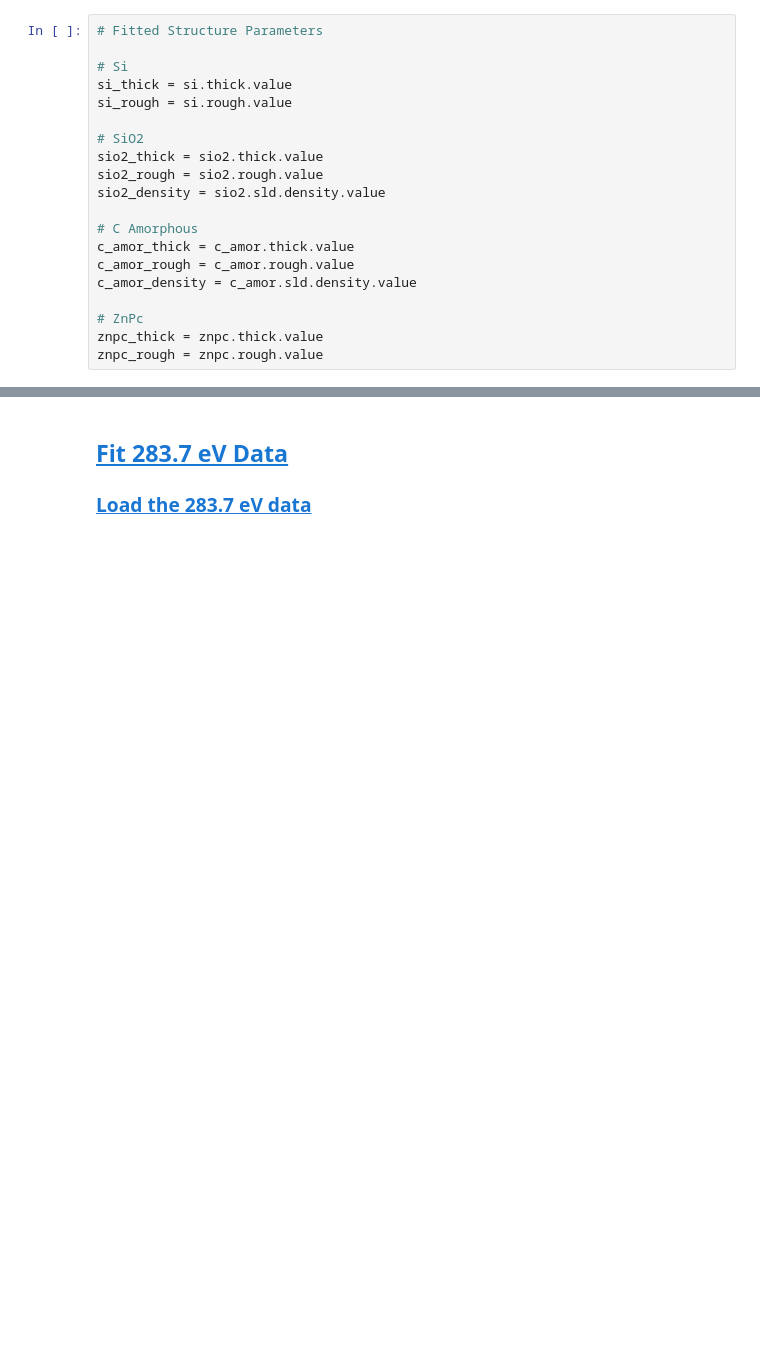
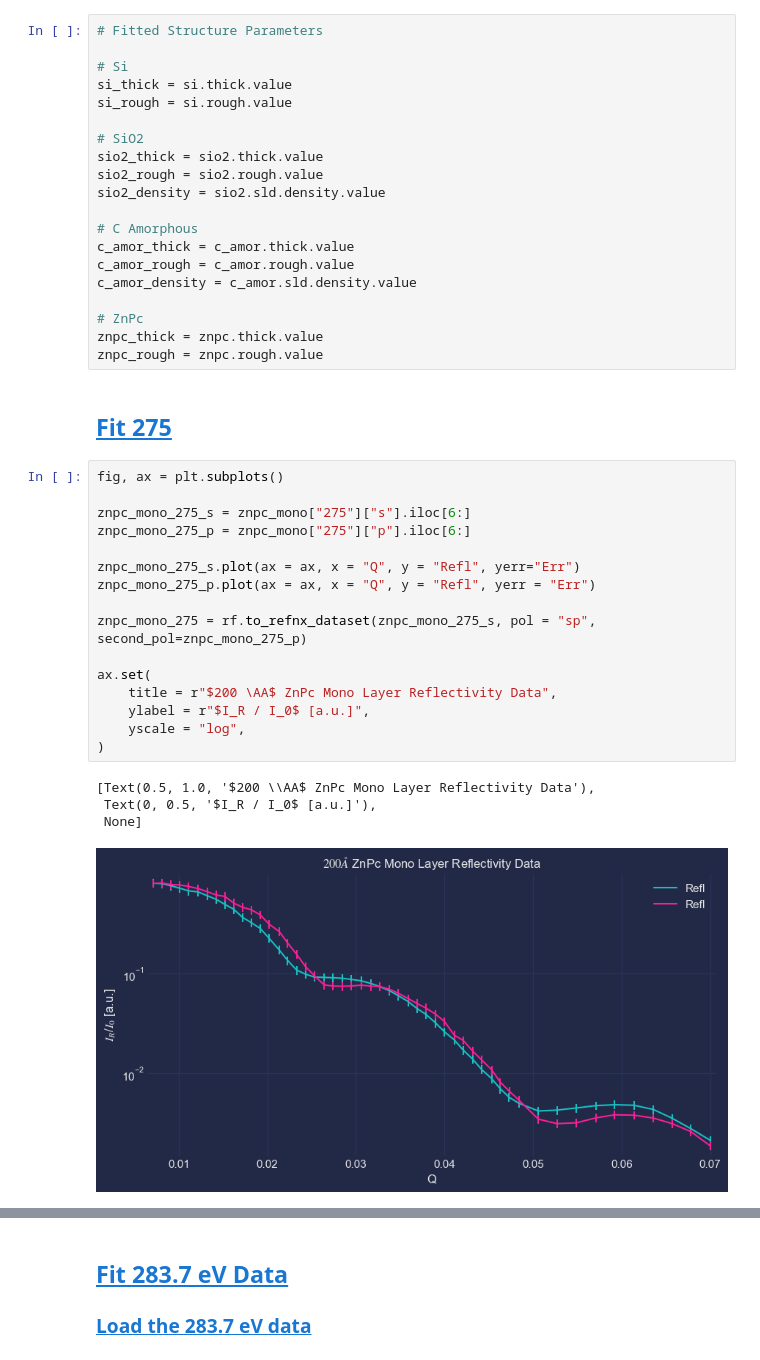
Before and after one commit to WSU-Carbon-Lab/pyref, a Jupyter notebook: docs/FittingMonoLayer.ipynb, the cells around one changed output, grey strips where cells are left out. Saved outputs shown, nothing was run; the diff lists cells and outputs as text; blank space fills up the shorter version.

```diff
--- a/docs/FittingMonoLayer.ipynb
+++ b/docs/FittingMonoLayer.ipynb
@@ -228,3 +241,26 @@ c_amor_density = c_amor.sld.density.value
 # ZnPc
 znpc_thick = znpc.thick.value
 znpc_rough = znpc.rough.value
+# %% [markdown]
+## <a id='toc1_2_'></a>[Fit 275](#toc0_)
+# %%
+fig, ax = plt.subplots()
+
+znpc_mono_275_s = znpc_mono["275"]["s"].iloc[6:]
+znpc_mono_275_p = znpc_mono["275"]["p"].iloc[6:]
+
+znpc_mono_275_s.plot(ax = ax, x = "Q", y = "Refl", yerr="Err")
+znpc_mono_275_p.plot(ax = ax, x = "Q", y = "Refl", yerr = "Err")
+
+znpc_mono_275 = rf.to_refnx_dataset(znpc_mono_275_s, pol = "sp", second_pol=znpc_mono_275_p)
+
+ax.set(
+    title = r"$200 \AA$ ZnPc Mono Layer Reflectivity Data",
+    ylabel = r"$I_R / I_0$ [a.u.]",
+    yscale = "log",
+)
+# %% [output]
+[Text(0.5, 1.0, '$200 \\AA$ ZnPc Mono Layer Reflectivity Data'),
+ Text(0, 0.5, '$I_R / I_0$ [a.u.]'),
+ None]
+[figure, added]
```
Also changed, not shown: parts of 19 cells of this notebook, 5 other files.
